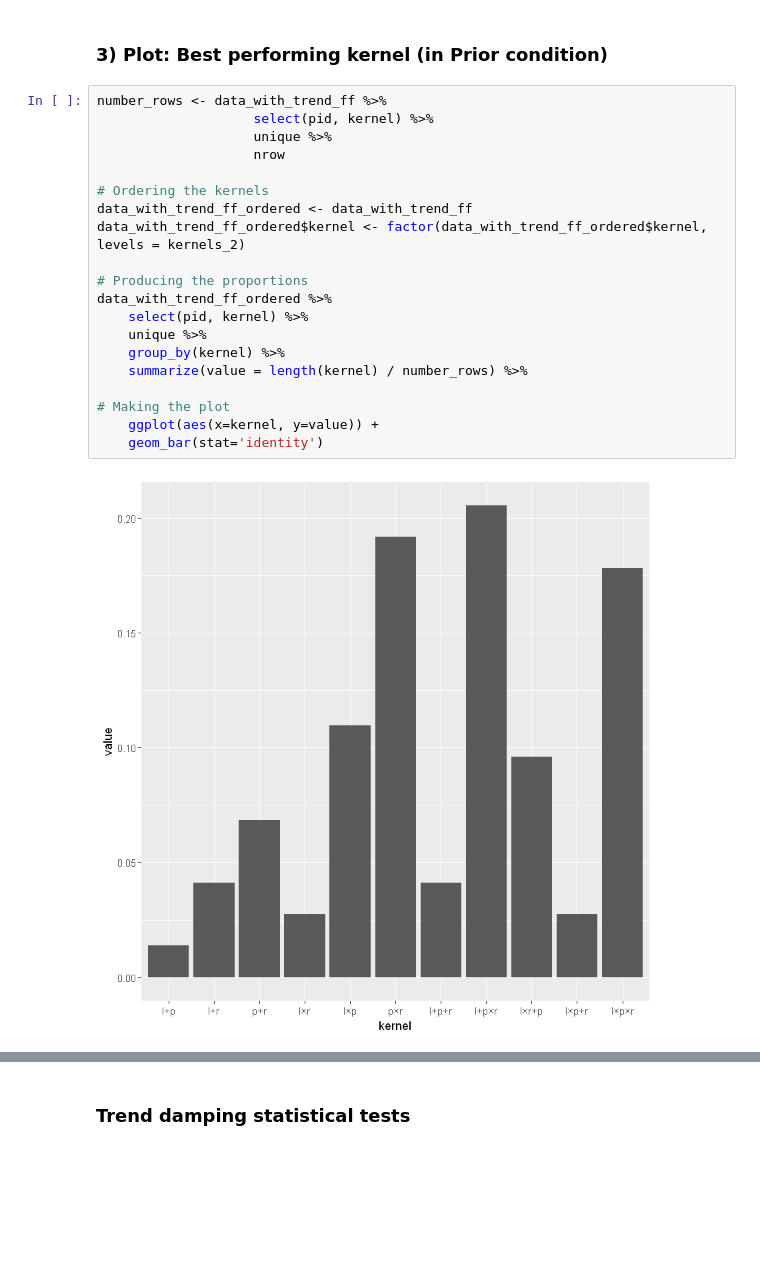
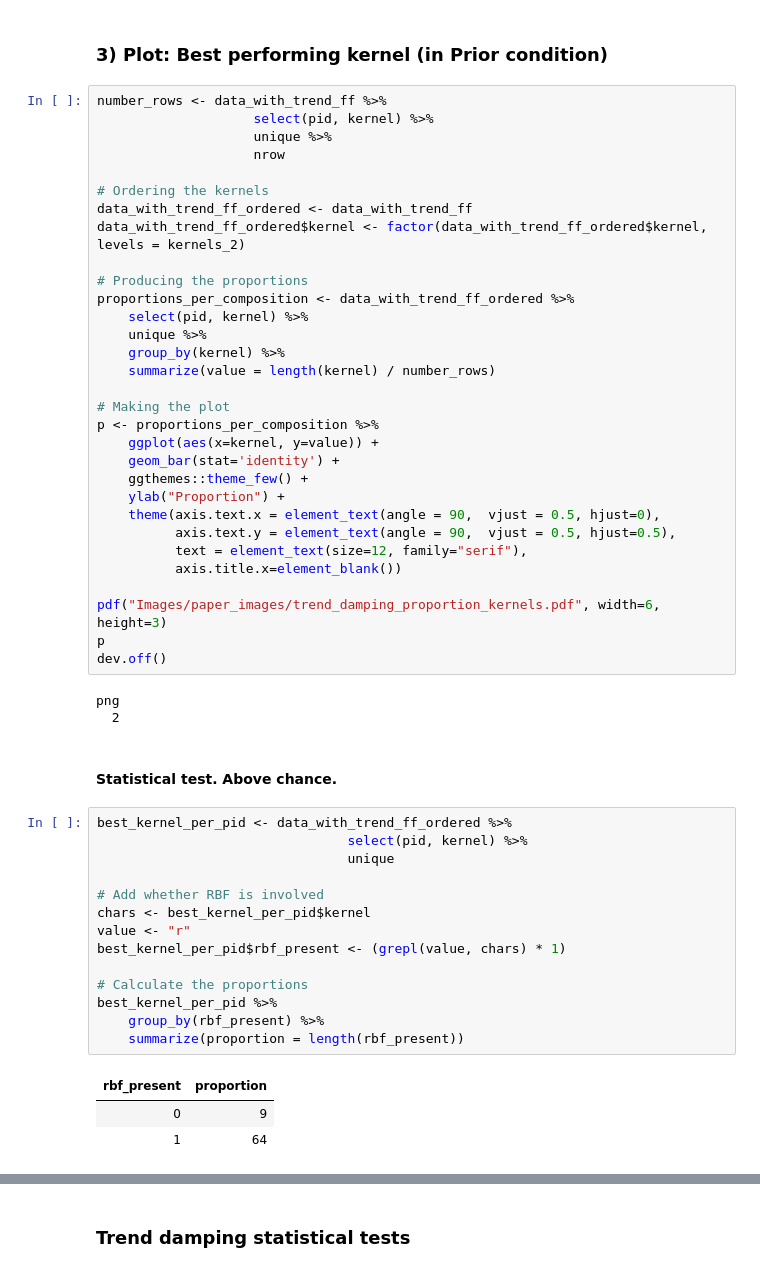
Before and after one commit to panchoqv/compforca, a Jupyter notebook: Data analysis/5- New grid plots (6x2 plots).ipynb, the cells around one changed output, grey strips where cells are left out. Saved outputs shown, nothing was run; the diff lists cells and outputs as text; blank space fills up the shorter version.

Commit message:
Trend damping MAE

```diff
--- a/Data analysis/5- New grid plots (6x2 plots).ipynb
+++ b/Data analysis/5- New grid plots (6x2 plots).ipynb
@@ -1287,14 +1287,46 @@ data_with_trend_ff_ordered <- data_with_trend_ff
 data_with_trend_ff_ordered$kernel <- factor(data_with_trend_ff_ordered$kernel, levels = kernels_2)
 
 # Producing the proportions
-data_with_trend_ff_ordered %>%
+proportions_per_composition <- data_with_trend_ff_ordered %>%
     select(pid, kernel) %>%
     unique %>%
     group_by(kernel) %>%
-    summarize(value = length(kernel) / number_rows) %>%
+    summarize(value = length(kernel) / number_rows)
 
 # Making the plot
+p <- proportions_per_composition %>%
     ggplot(aes(x=kernel, y=value)) +
-    geom_bar(stat='identity')
+    geom_bar(stat='identity') +
+    ggthemes::theme_few() +
+    ylab("Proportion") +
+    theme(axis.text.x = element_text(angle = 90,  vjust = 0.5, hjust=0),
+          axis.text.y = element_text(angle = 90,  vjust = 0.5, hjust=0.5),
+          text = element_text(size=12, family="serif"),
+          axis.title.x=element_blank())
+
+pdf("Images/paper_images/trend_damping_proportion_kernels.pdf", width=6, height=3)
+p
+dev.off()
 # %% [output]
-[figure, removed]
+png
+  2
+# %% [markdown]
+#### Statistical test. Above chance.
+# %%
+best_kernel_per_pid <- data_with_trend_ff_ordered %>%
+                                select(pid, kernel) %>%
+                                unique
+
+# Add whether RBF is involved
+chars <- best_kernel_per_pid$kernel
+value <- "r"
+best_kernel_per_pid$rbf_present <- (grepl(value, chars) * 1)
+
+# Calculate the proportions
+best_kernel_per_pid %>%
+    group_by(rbf_present) %>%
+    summarize(proportion = length(rbf_present))
+# %% [output]
+| rbf_present | proportion |
+| 0 | 9 |
+| 1 | 64 |
```
Also changed, not shown: parts of 5 cells of this notebook, 2 other files.
